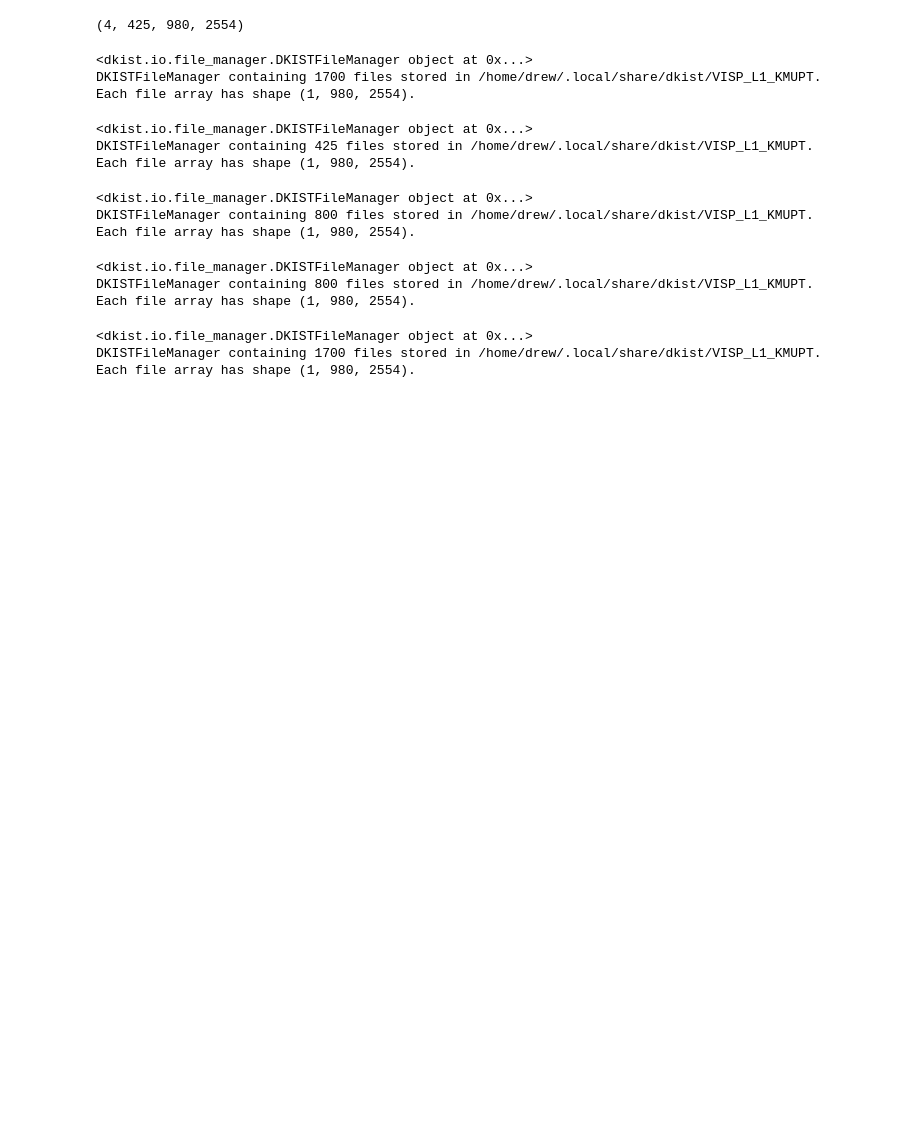
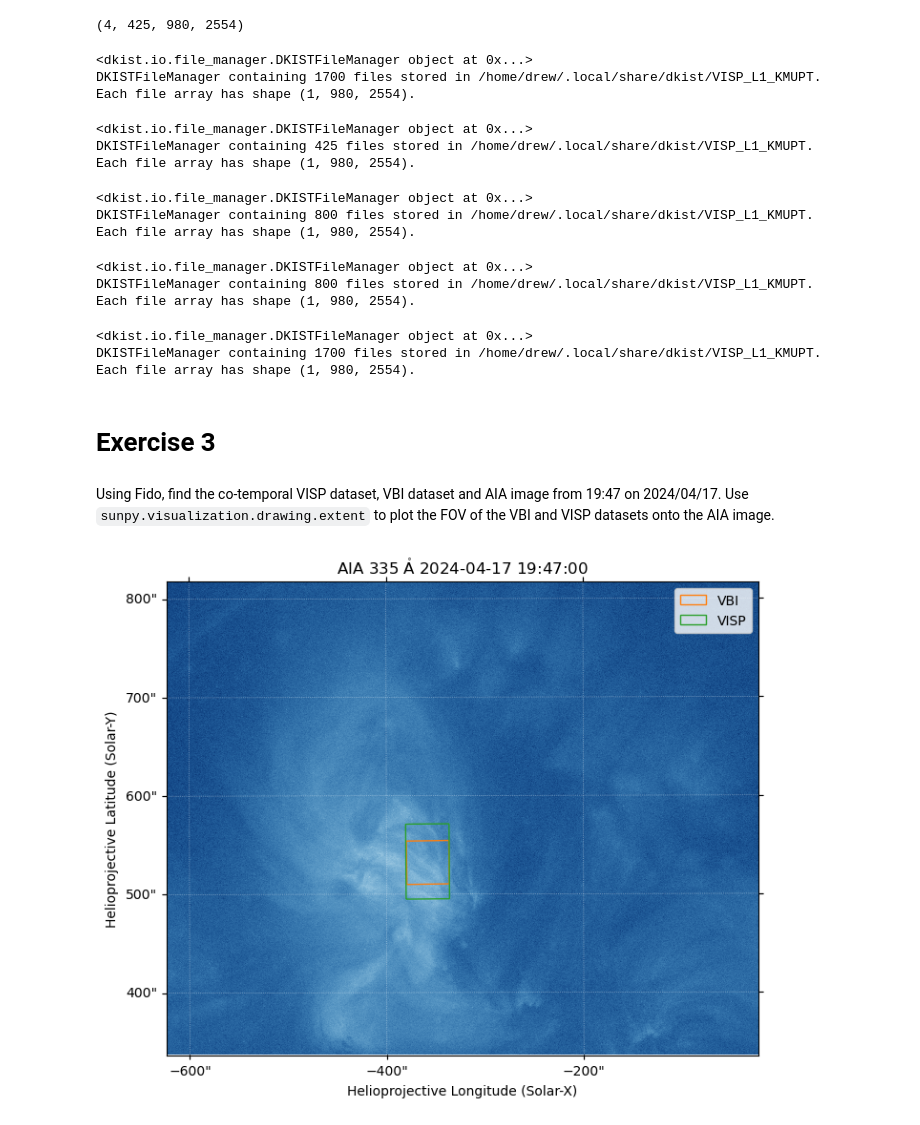
Before and after one commit to DKISTDC/Workshop-Exercises, a Jupyter notebook: exercises-day1.ipynb, the cells around one changed output. Saved outputs shown, nothing was run; the diff lists cells and outputs as text; code cells hidden in the pictures; blank space fills up the shorter version.

Commit message:
Add third exercise

```diff
--- a/exercises-day1.ipynb
+++ b/exercises-day1.ipynb
@@ -100,3 +100,7 @@ ds[:, :, :200, :200].files
 <dkist.io.file_manager.DKISTFileManager object at 0x...>
 DKISTFileManager containing 1700 files stored in /home/drew/.local/share/dkist/VISP_L1_KMUPT.
 Each file array has shape (1, 980, 2554).
+# %% [markdown]
+# Exercise 3
+# %% [markdown]
+Using Fido, find the co-temporal VISP dataset, VBI dataset and AIA image from 19:47 on 2024/04/17. Use `sunpy.visualization.drawing.extent` to plot the FOV of the VBI and VISP datasets onto the AIA image.
@@ -102,0 +118,32 @@ Each file array has shape (1, 980, 2554).
+# %%
+res = Fido.search(a.Time("2024-04-17T19:47:00", "2024-04-17T19:48:00"),
+                  a.Instrument.vbi | a.Instrument.visp | a.Instrument.aia)
+# Download the first result from each provider
+files = Fido.fetch(res[:,0])
+files.sort()
+# %%
+# Unpack the filenames
+vbi_file, visp_file, aia_file = files
+
+# Load VBI and VISP datasets
+vbi, visp = dkist.load_dataset((vbi_file, visp_file))
+
+# Load the AIA data
+aia = sunpy.map.Map(aia_file)
+# %%
+# Create an axes with the AIA data's coordinate frame
+fig = plt.figure(figsize=(8,8))
+ax = fig.add_subplot(projection=aia)
+
+# Plot the AIA data
+aia.plot(axes=ax)
+
+# Draw the extents of the VBI and VISP data
+drawing.extent(ax, vbi[0].wcs, color="C1", label="VBI")
+drawing.extent(ax, visp[0,:,0,:].wcs, color="C2", label="VISP")
+
+plt.legend()
+
+_ = ax.axis((1000, 2000, 2600, 3400))
+# %% [output]
+[figure, added]
```
Also changed, not shown: parts of 2 cells of this notebook.
